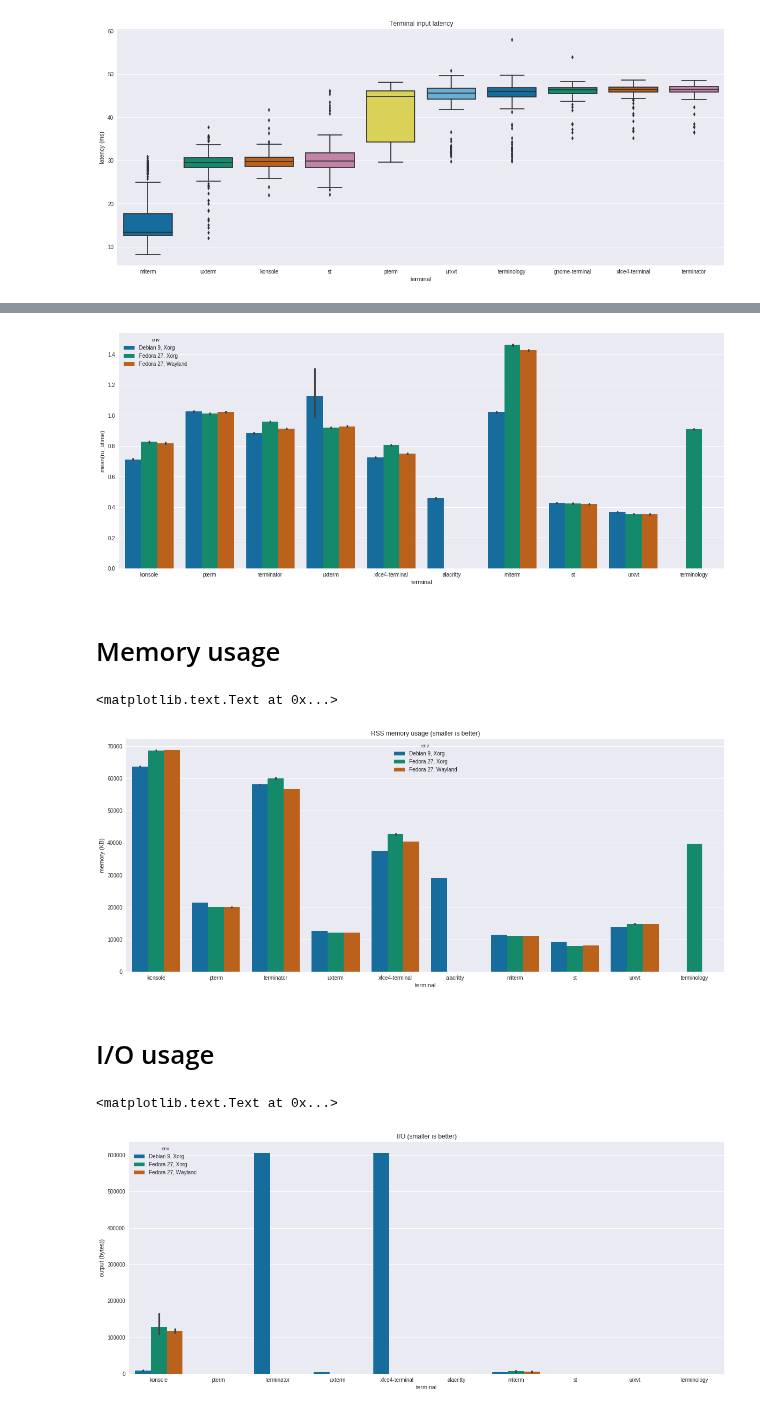
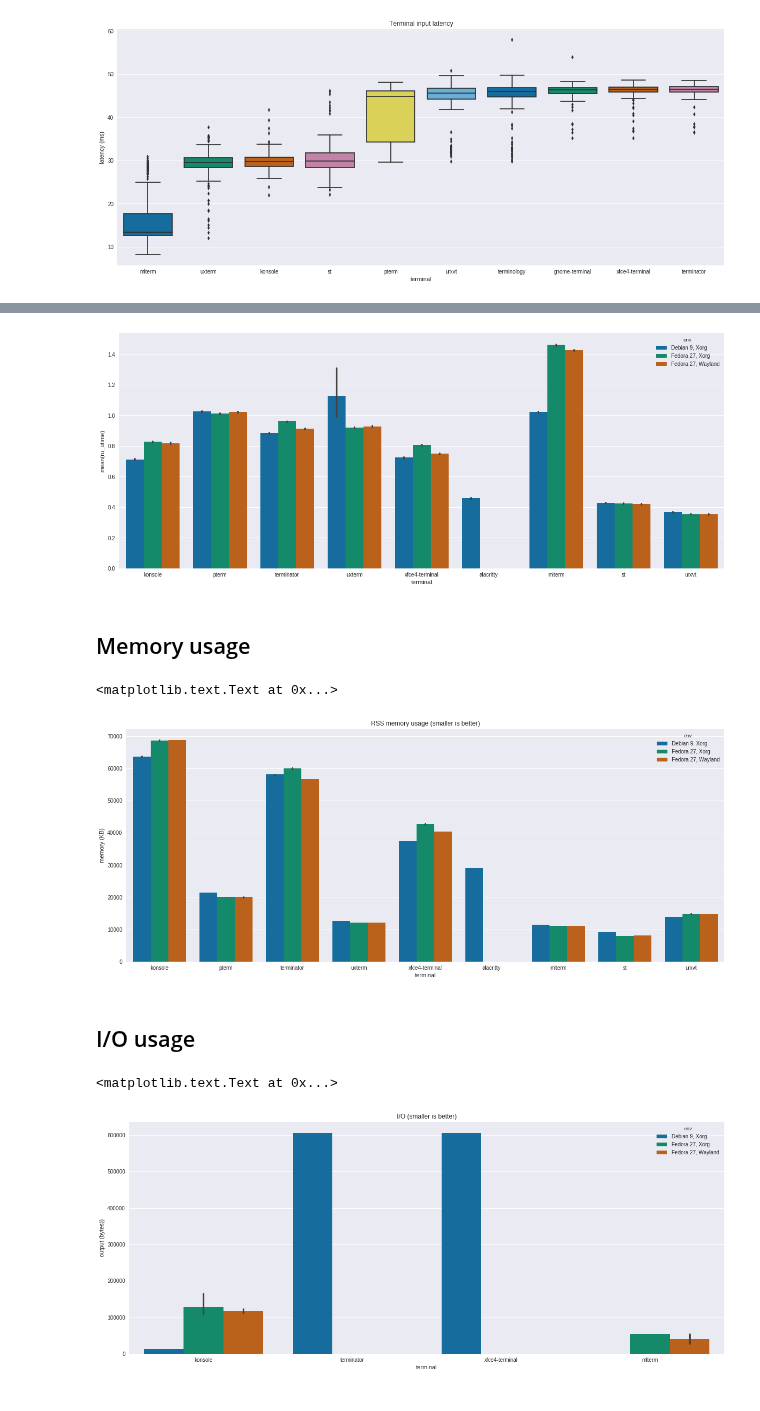
Before and after one commit to anarcat/terms-benchmarks, a Jupyter notebook: benchmarks-summary.ipynb, the cells around one changed output, grey strips where cells are left out. Drawn from its saved outputs; the diff is of its cells as text; code cells hidden in the pictures.

```diff
--- a/benchmarks-summary.ipynb
+++ b/benchmarks-summary.ipynb
@@ -131,14 +215,11 @@ print(tabulate(latency.describe().transpose(), headers='keys', tablefmt='pipe'))
 # %%
-deb9_xorg = pandas.read_csv('debian9-xorg-prime-100x100000.csv').assign(env='Debian 9, Xorg')
-f27_xorg = pandas.read_csv('fedora27-xorg-prime-100x100000.csv').assign(env='Fedora 27, Xorg')
-f27_wayland = pandas.read_csv('fedora27-wayland-prime-100x100000.csv').assign(env='Fedora 27, Wayland')
+# not reviewed in the article
+data = data[data.terminal != 'terminology']
 
 fig, _ = plt.subplots()
 fig.set_figwidth(FIG_WIDTH)
 fig.set_figheight(FIG_HEIGTH)
 
-data = pandas.concat([deb9_xorg, f27_xorg, f27_wayland])
-data['terminal'].replace(['stterm'], 'st',inplace=True)
 
 ax = sns.barplot(data=data, x='terminal', y='wtime', palette='colorblind', hue='env')
 ax.set_title('Processing time (smaller is better)')
@@ -165,9 +246,9 @@ fig.set_figheight(FIG_HEIGTH)
 
 ax = sns.barplot(data=data, x='terminal', y='ru_utime', palette='colorblind', hue='env')
 # %% [output]
-[figure, old version]
+[figure, new version]
 # %% [markdown]
-# Memory usage
+## Memory usage
 # %%
 fig, _ = plt.subplots()
 fig.set_figwidth(FIG_WIDTH)
@@ -178,22 +259,20 @@ ax.set_title('RSS memory usage (smaller is better)')
 ax.set_ylabel('memory (KB)')
 # %% [output]
 <matplotlib.text.Text at 0x...>
-[figure, old version]
+[figure, new version]
 # %% [markdown]
-# I/O usage
+## I/O usage
 # %%
-data['blocks'] = data['ru_inblock'] + data['ru_oublock']
-
-# https://lkml.org/lkml/2007/3/19/84
-# "block size" is apparently hardcoded to 512 bytes
-data['out_bytes'] = data['ru_oublock'] * 512
 fig, _ = plt.subplots()
 fig.set_figwidth(FIG_WIDTH)
 fig.set_figheight(FIG_HEIGTH)
 
-ax = sns.barplot(data=data, x='terminal', y='out_bytes', palette='colorblind', hue='env')
+# some terminals still write minimal data, discard those that write less than 10kb
+iodata = data[data.out_bytes > 10*1024]
+
+ax = sns.barplot(data=iodata, x='terminal', y='out_bytes', palette='colorblind', hue='env')
 ax.set_title('I/O (smaller is better)')
 ax.set_ylabel('output (bytes))')
 # %% [output]
 <matplotlib.text.Text at 0x...>
-[figure, old version]
+[figure, new version]
```
Also changed, not shown: parts of 14 cells of this notebook.
